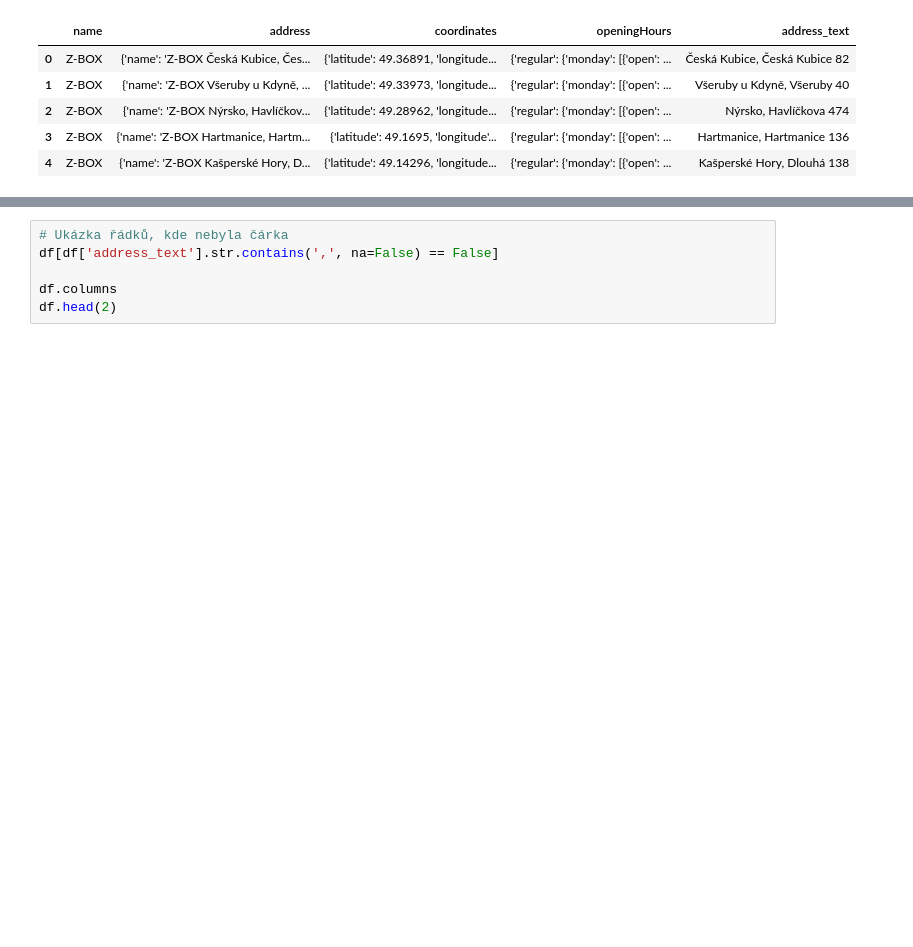
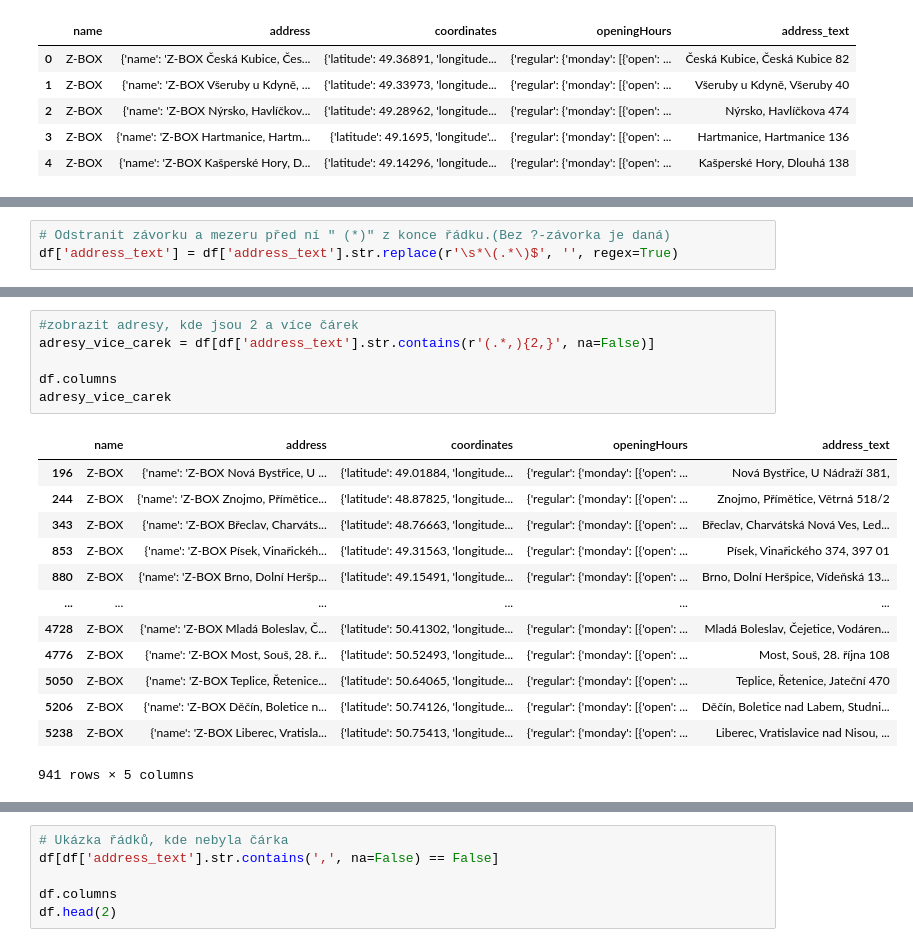
Before and after one commit to 123Lenka/Detektivky_vizualni_smog, a Jupyter notebook: sabi/s_zasilkovna_cleaning_dataset.ipynb, the cells around one changed output, grey strips where cells are left out. Drawn from its saved outputs; the diff is of its cells as text; blank space fills up the shorter version.

```diff
--- a/sabi/s_zasilkovna_cleaning_dataset.ipynb
+++ b/sabi/s_zasilkovna_cleaning_dataset.ipynb
@@ -73,0 +93,3 @@ df.head()
+# %%
+# Odstranit závorku a mezeru před ní " (*)" z konce řádku.(Bez ?-závorka je daná)
+df['address_text'] = df['address_text'].str.replace(r'\s*\(.*\)$', '', regex=True)
@@ -73,0 +104,20 @@ df.head()
+# %%
+#zobrazit adresy, kde jsou 2 a více čárek
+adresy_vice_carek = df[df['address_text'].str.contains(r'(.*,){2,}', na=False)]
+
+df.columns
+adresy_vice_carek
+# %% [output]
+|  | name | address | coordinates | openingHours | address_text |
+| 196 | Z-BOX | {'name': 'Z-BOX Nová Bystřice, U ... | {'latitude': 49.01884, 'longitude... | {'regular': {'monday': [{'open': ... | Nová Bystřice, U Nádraží 381, |
+| 244 | Z-BOX | {'name': 'Z-BOX Znojmo, Přímětice... | {'latitude': 48.87825, 'longitude... | {'regular': {'monday': [{'open': ... | Znojmo, Přímětice, Větrná 518/2 |
+| 343 | Z-BOX | {'name': 'Z-BOX Břeclav, Charváts... | {'latitude': 48.76663, 'longitude... | {'regular': {'monday': [{'open': ... | Břeclav, Charvátská Nová Ves, Led... |
+| 853 | Z-BOX | {'name': 'Z-BOX Písek, Vinařickéh... | {'latitude': 49.31563, 'longitude... | {'regular': {'monday': [{'open': ... | Písek, Vinařického 374, 397 01 |
+| 880 | Z-BOX | {'name': 'Z-BOX Brno, Dolní Heršp... | {'latitude': 49.15491, 'longitude... | {'regular': {'monday': [{'open': ... | Brno, Dolní Heršpice, Vídeňská 13... |
+| ... | ... | ... | ... | ... | ... |
+| 4728 | Z-BOX | {'name': 'Z-BOX Mladá Boleslav, Č... | {'latitude': 50.41302, 'longitude... | {'regular': {'monday': [{'open': ... | Mladá Boleslav, Čejetice, Vodáren... |
+| 4776 | Z-BOX | {'name': 'Z-BOX Most, Souš, 28. ř... | {'latitude': 50.52493, 'longitude... | {'regular': {'monday': [{'open': ... | Most, Souš, 28. října 108 |
+| 5050 | Z-BOX | {'name': 'Z-BOX Teplice, Řetenice... | {'latitude': 50.64065, 'longitude... | {'regular': {'monday': [{'open': ... | Teplice, Řetenice, Jateční 470 |
+| 5206 | Z-BOX | {'name': 'Z-BOX Děčín, Boletice n... | {'latitude': 50.74126, 'longitude... | {'regular': {'monday': [{'open': ... | Děčín, Boletice nad Labem, Studni... |
+| 5238 | Z-BOX | {'name': 'Z-BOX Liberec, Vratisla... | {'latitude': 50.75413, 'longitude... | {'regular': {'monday': [{'open': ... | Liberec, Vratislavice nad Nisou, ... |
+941 rows × 5 columns
```
Also changed, not shown: parts of 4 cells of this notebook, 1 other file.
